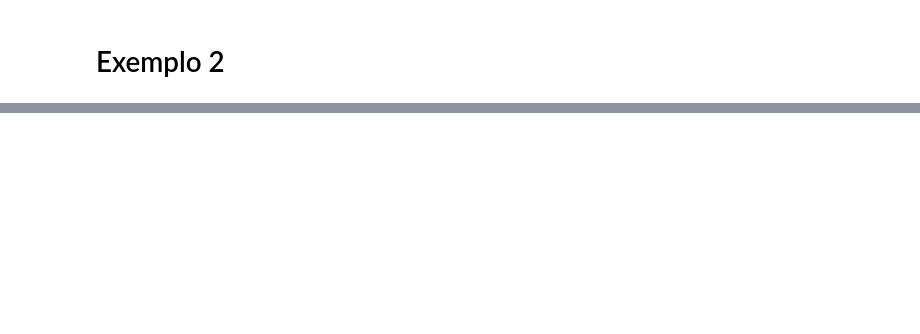
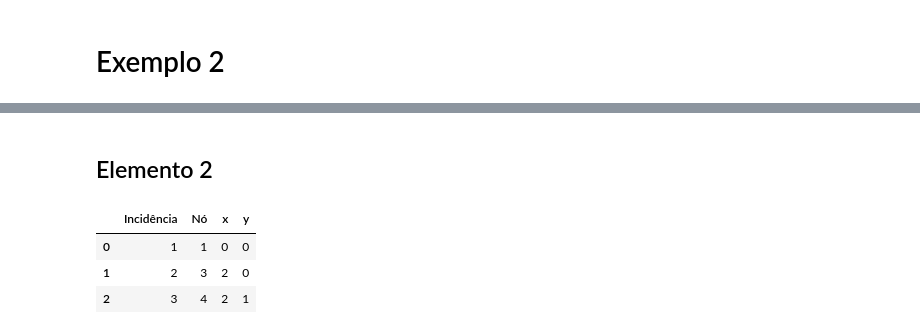
Before and after one commit to noedelima/Uff_MEFpy, a Jupyter notebook: Trabalho4/Trabalho4.ipynb, the cells around one changed output, grey strips where cells are left out. Cells and saved outputs as stored; diff of their text form; code cells hidden in the pictures; blank space fills up the shorter version.

```diff
--- a/Trabalho4/Trabalho4.ipynb
+++ b/Trabalho4/Trabalho4.ipynb
@@ -688,0 +753,15 @@ nelem = 4 (número de elementos)
+# %% [markdown]
+## Elemento 2
+# %%
+el2 = pd.DataFrame({
+    "Incidência": [1,2,3],
+    "Nó": [1,3,4],
+    "x": [0,2,2],
+    "y": [0,0,1]
+})
+el2
+# %% [output]
+|  | Incidência | Nó | x | y |
+| 0 | 1 | 1 | 0 | 0 |
+| 1 | 2 | 3 | 2 | 0 |
+| 2 | 3 | 4 | 2 | 1 |
```
Also changed, not shown: parts of 50 cells of this notebook.
